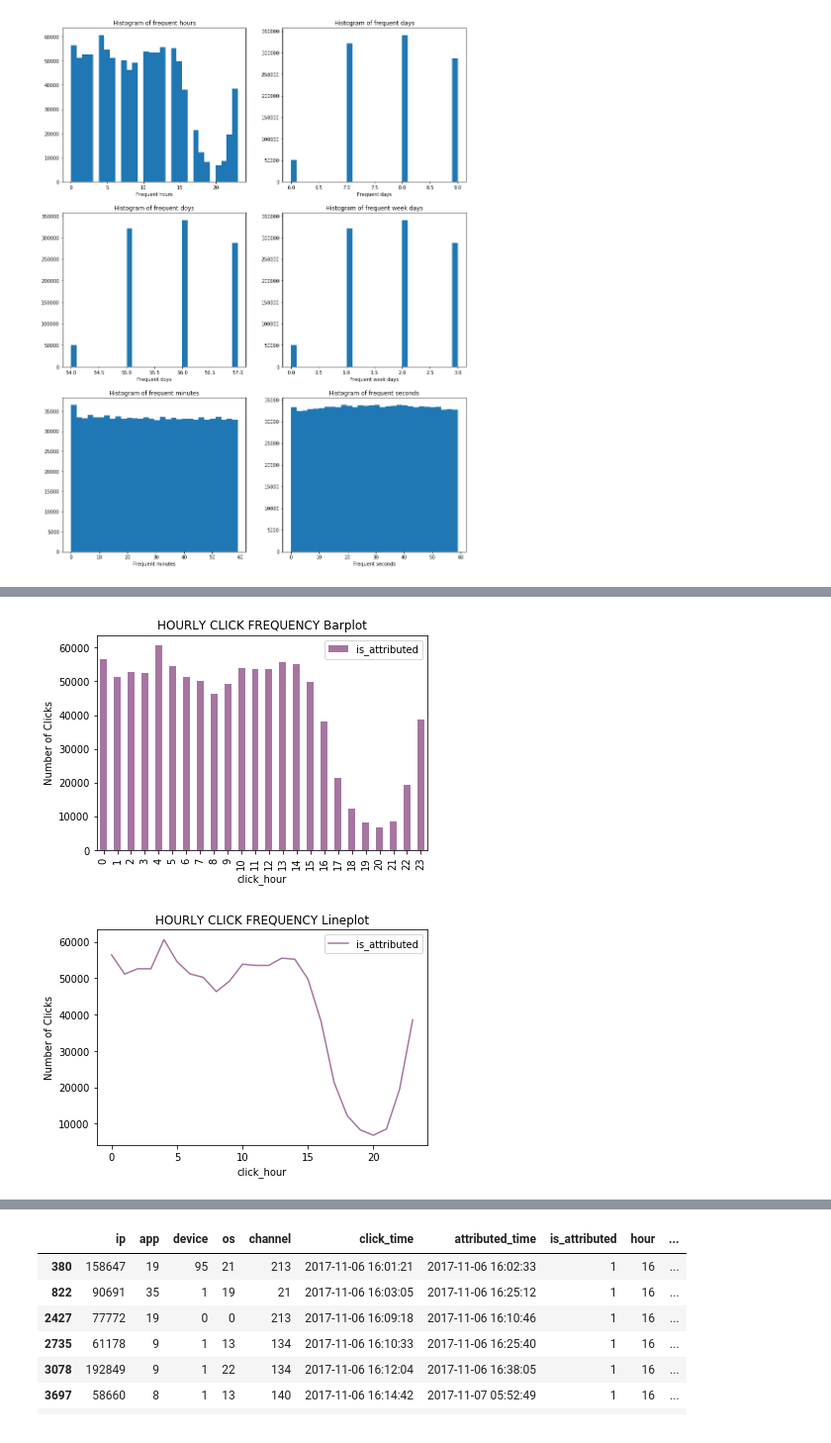
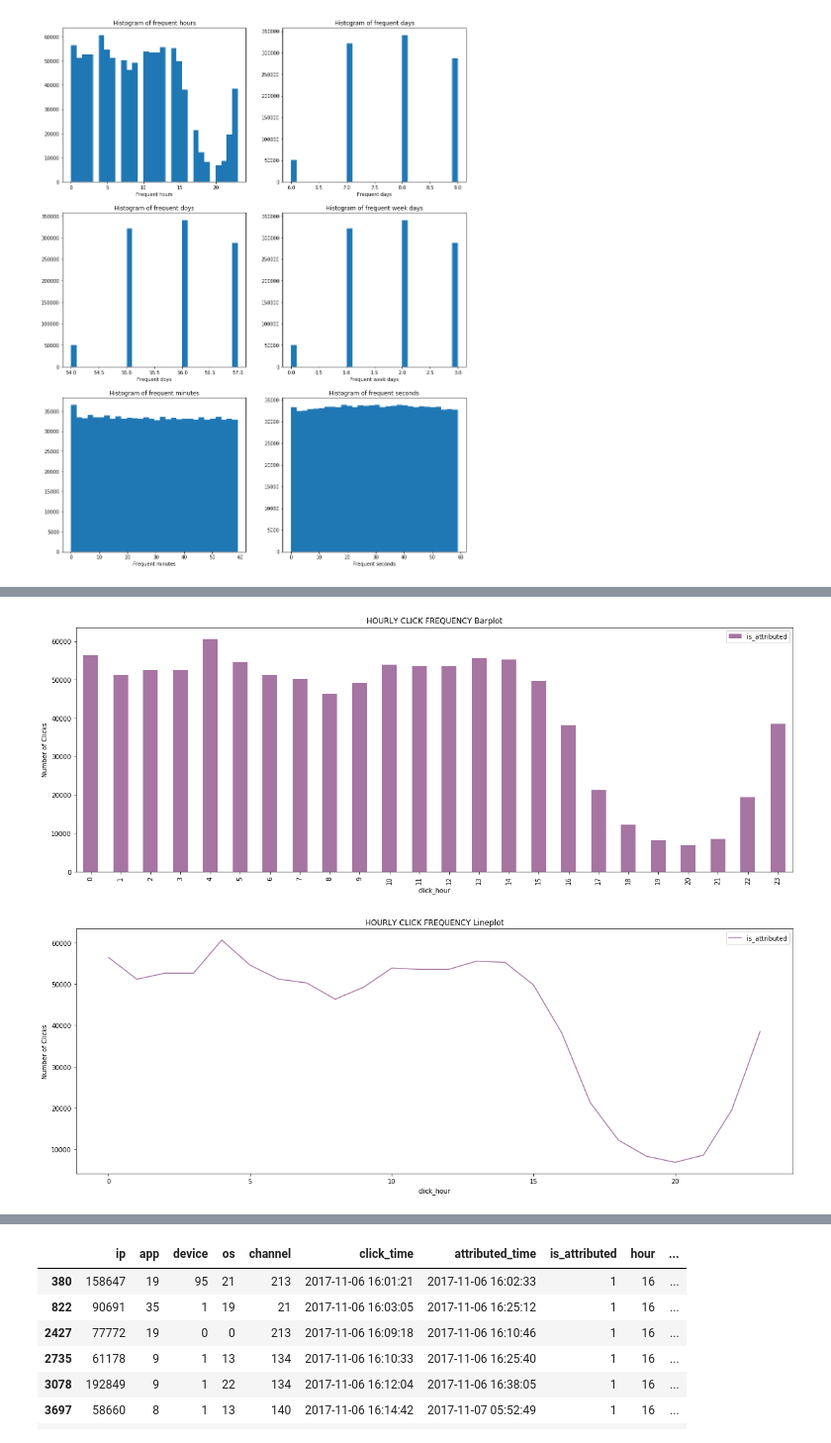
Before and after one commit to 181192/DAT158ML-Oblig02, a Jupyter notebook: Fraud Detection.ipynb, the cells around one changed output, grey strips where cells are left out. Shown at 99% size. Cells and saved outputs as stored; diff of their text form; code cells hidden in the pictures.

```diff
--- a/Fraud Detection.ipynb
+++ b/Fraud Detection.ipynb
@@ -434,14 +451,14 @@ plt.ylabel('Converted Ratio');
 # %%
 train['click_hour']=train['click_time'].dt.hour
 
-train[['click_hour','is_attributed']].groupby(['click_hour'], as_index=True).count().plot(kind='bar', color='#a675a1')
+train[['click_hour','is_attributed']].groupby(['click_hour'], as_index=True).count().plot(kind='bar', color='#a675a1', figsize=(20, 7))
 plt.title('HOURLY CLICK FREQUENCY Barplot');
 plt.ylabel('Number of Clicks');
 
-train[['click_hour','is_attributed']].groupby(['click_hour'], as_index=True).count().plot(color='#a675a1')
+train[['click_hour','is_attributed']].groupby(['click_hour'], as_index=True).count().plot(color='#a675a1', figsize=(20, 7))
 plt.title('HOURLY CLICK FREQUENCY Lineplot');
 plt.ylabel('Number of Clicks');
 # %% [output]
-[figure, old version]
+[figure, new version]
-[figure, old version]
+[figure, new version]
 # %%
```
Also changed, not shown: parts of 12 cells of this notebook.
